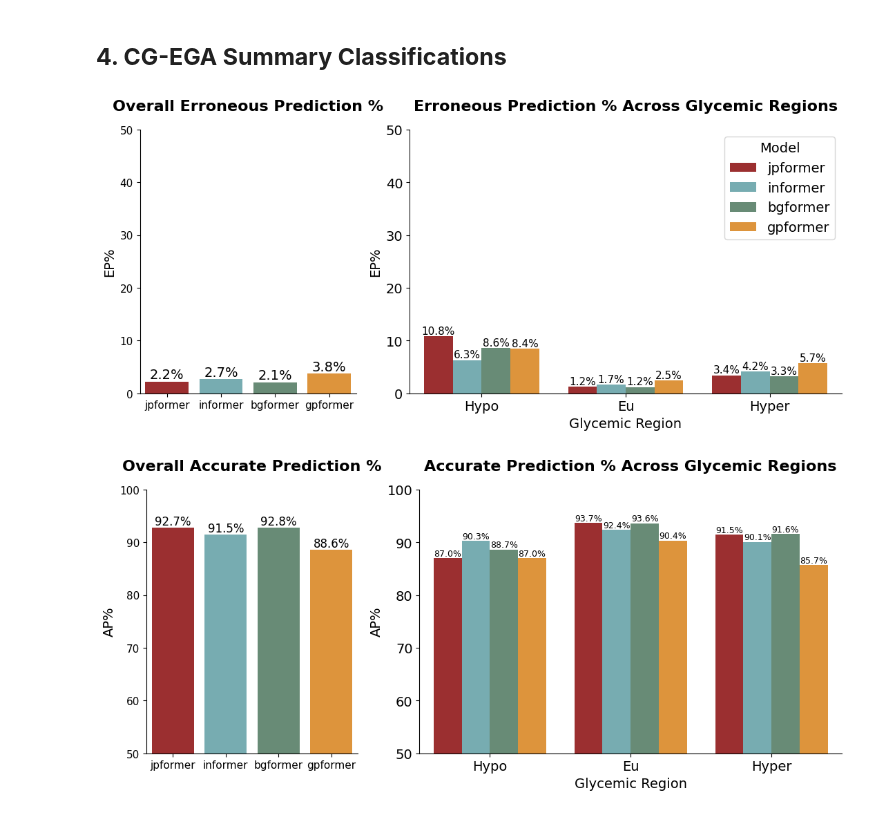
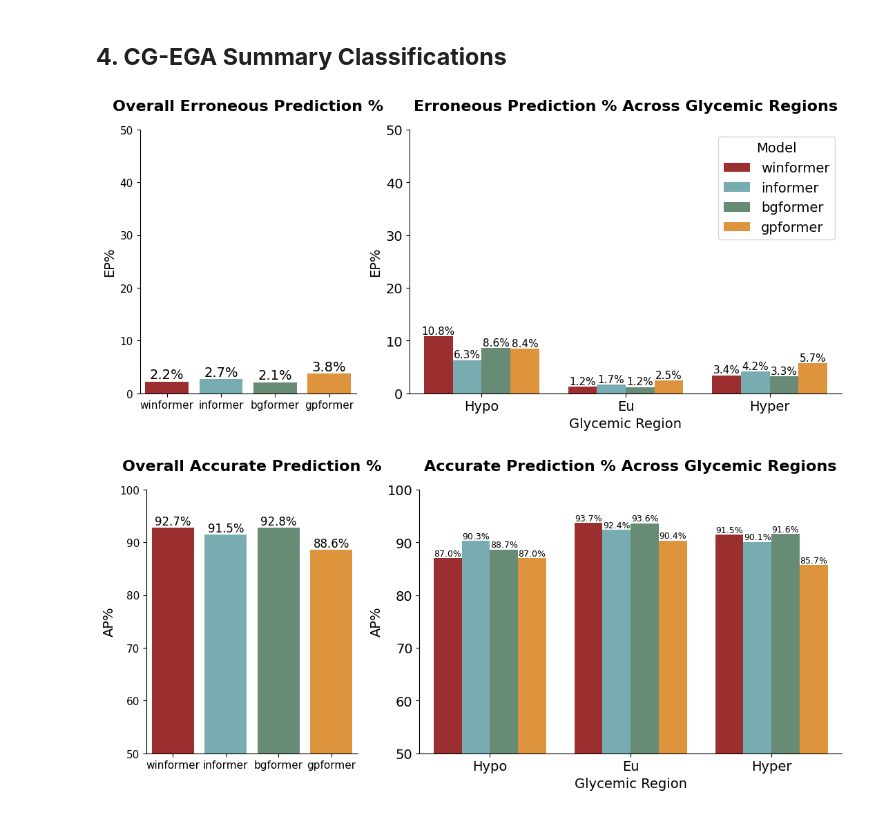
Before and after one commit to JosephPassant/Informer-Blood-Glucose-Prediction, a Jupyter notebook: evaluation/population_model_evaluation/evaluation_of_base_models_ohio_test_set.ipynb, the cells around one changed output. Saved outputs shown, nothing was run; the diff lists cells and outputs as text; code cells hidden in the pictures.

```diff
--- a/evaluation/population_model_evaluation/evaluation_of_base_models_ohio_test_set.ipynb
+++ b/evaluation/population_model_evaluation/evaluation_of_base_models_ohio_test_set.ipynb
@@ -38,31 +38,31 @@ from metrics import *
 # %%
 ptid_list = [540, 544, 552, 559, 563, 567, 570, 575, 584, 588, 591, 596]
 # %%
-"""jpformer"""
+"""winformer"""
 
-jpformer_dir = os.path.join(
+winformer_dir = os.path.join(
     PROJECT_ROOT,
     "models/jpformer/population_jpformer_final_model",
     "population_jpformer_ohio_ptid_results"
 )
 
-jpformer_overall_dict = {}
+winformer_overall_dict = {}
 
-jpformer_aggregate_df = ()
+winformer_aggregate_df = ()
 
 for ptid in ptid_list:
-    jpformer_eval_df = pd.read_csv(
+    winformer_eval_df = pd.read_csv(
         os.path.join(
-            jpformer_dir,
+            winformer_dir,
             f"patient_{ptid}",
             "base_model_eval",
             f"patient_{ptid}_base_model_detailed_test.csv"
         )
     )
-    jpformer_overall_dict[ptid] = jpformer_eval_df
+    winformer_overall_dict[ptid] = winformer_eval_df
 
 #  combine all df into 1
-jpformer_full_results = pd.concat(jpformer_overall_dict.values(), ignore_index=True)
+winformer_full_results = pd.concat(winformer_overall_dict.values(), ignore_index=True)
 # %%
 """informer"""
 
@@ -88,7 +88,7 @@ informer_full_results = pd.concat(informer_overall_dict.values(), ignore_index=T
 # %%
 """bgformer"""
 
-bgformer_dir = os.path.join(PROJECT_ROOT, "models/bgformer/ohiot1dm_ptid_evaluation")
+bgformer_dir = os.path.join(PROJECT_ROOT, "models/bgformer/bgformer_ohio_ptid_results")
 
 bgformer_overall_dict = {}
 
@@ -167,7 +169,7 @@ rmse_mae_table
 fig, axs = plt.subplots(1, 2, figsize=(10, 5))
 
 # Define custom colors for the models
-model1_color = (173 / 255, 29 / 255, 30 / 255)  # JPFormer
+model1_color = (173 / 255, 29 / 255, 30 / 255)  # winformer
 model2_color = (110 / 255, 180 / 255, 186 / 255)  # Informer
 model3_color = (98 / 255, 145 / 255, 117 / 255)  # BGFormer
 model4_color = (248 / 255, 151 / 255, 33 / 255)  # GPFormer
@@ -191,15 +193,15 @@ axs[0].set_xlabel('')  # Remove x-axis label
 # Plot MAPE
 sns.barplot(
     x='Model',
-    y='MAPE',
+    y='MAE',
     data=rmse_mae_table,
     ax=axs[1],
     hue='Model',
     palette=palette,
     legend=False
 )
-axs[1].set_title('MAPE', fontsize=16, fontweight='bold', pad=20)
-axs[1].set_ylabel('MAPE (%)', fontsize=14)
+axs[1].set_title('MAE', fontsize=16, fontweight='bold', pad=20)
+axs[1].set_ylabel('MAE (%)', fontsize=14)
 axs[1].set_xlabel('')  # Remove x-axis label
 
 # Set y-axis limits and add data labels
@@ -310,17 +312,17 @@ gpformer_ttests = return_ttests(
 # %% [markdown]
 ## **4. CG-EGA Summary Classifications**
 # %%
-jpformer_full_results['AP'] = np.where(jpformer_full_results['CG_EGA_Class'] == 'AP', 1, 0)
+winformer_full_results['AP'] = np.where(winformer_full_results['CG_EGA_Class'] == 'AP', 1, 0)
 informer_full_results['AP'] = np.where(informer_full_results['CG_EGA_Class'] == 'AP', 1, 0)
 bgformer_full_results['AP'] = np.where(bgformer_full_results['CG_EGA_Class'] == 'AP', 1, 0)
 gpformer_full_results['AP'] = np.where(gpformer_full_results['CG_EGA_Class'] == 'AP', 1, 0)
 
-jpformer_full_results['BE'] = np.where(jpformer_full_results['CG_EGA_Class'] == 'BE', 1, 0)
+winformer_full_results['BE'] = np.where(winformer_full_results['CG_EGA_Class'] == 'BE', 1, 0)
 informer_full_results['BE'] = np.where(informer_full_results['CG_EGA_Class'] == 'BE', 1, 0)
 bgformer_full_results['BE'] = np.where(bgformer_full_results['CG_EGA_Class'] == 'BE', 1, 0)
 gpformer_full_results['BE'] = np.where(gpformer_full_results['CG_EGA_Class'] == 'BE', 1, 0)
 
-jpformer_full_results['EP'] = np.where(jpformer_full_results['CG_EGA_Class'] == 'EP', 1, 0)
+winformer_full_results['EP'] = np.where(winformer_full_results['CG_EGA_Class'] == 'EP', 1, 0)
 informer_full_results['EP'] = np.where(informer_full_results['CG_EGA_Class'] == 'EP', 1, 0)
 bgformer_full_results['EP'] = np.where(bgformer_full_results['CG_EGA_Class'] == 'EP', 1, 0)
 gpformer_full_results['EP'] = np.where(gpformer_full_results['CG_EGA_Class'] == 'EP', 1, 0)
@@ -345,8 +347,8 @@ for region in regions:
     })
 
     # Process each model
-    for model, df in zip(['jpformer', 'informer', 'bgformer', 'gpformer'],
-                        [jpformer_full_results,
+    for model, df in zip(['winformer', 'informer', 'bgformer', 'gpformer'],
+                        [winformer_full_results,
                          informer_full_results,
                          bgformer_full_results,
                          gpformer_full_results]):
@@ -419,34 +421,34 @@ sns.barplot(
     data=regional_data,
     ax=axs[1],
     palette=palette
 )
 axs[1].set_title(
     'Erroneous Prediction % Across Glycemic Regions',
     fontsize=16,
     fontweight='bold',
     pad=20
 )
 axs[1].set_ylabel('EP%', fontsize=14)
 axs[1].set_xlabel('Glycemic Region', fontsize=14)
 axs[1].tick_params(axis='both', labelsize=14)
 axs[1].set_ylim(0, 50)  # Set y-axis range from 0 to 40 to accommodate hypo region values
 
 # Add data labels to the second chart
 for container in axs[1].containers:
     axs[1].bar_label(container, fmt='%.1f%%', fontsize=11)
 
 # Add legend to the right plot
 axs[1].legend(title='Model', fontsize=14, title_fontsize=14)
 
 # Remove top and right borders
 sns.despine(ax=axs[0])
 sns.despine(ax=axs[1])
 # fig.suptitle('OHIOT1DM', fontsize=16, fontweight='bold', y=1.05)
 plt.tight_layout()
 plt.subplots_adjust(top=0.9)  # Adjust to make room for the title
 plt.show()
 # %% [output]
-[figure, old version]
+[figure, new version]
 # %%
 
 
```
Also changed, not shown: parts of 18 cells of this notebook.
